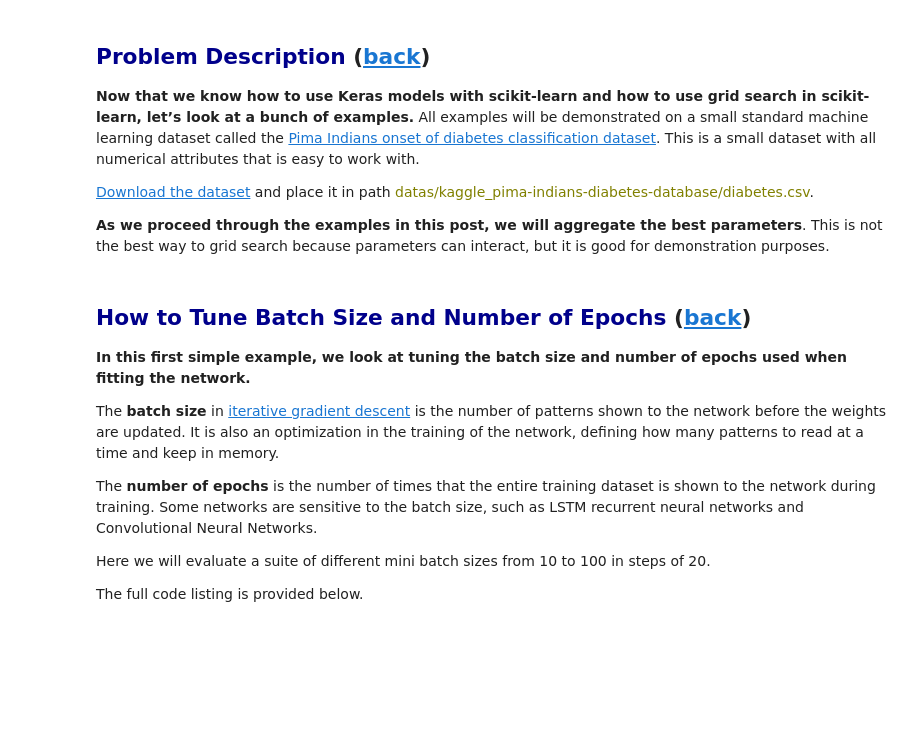
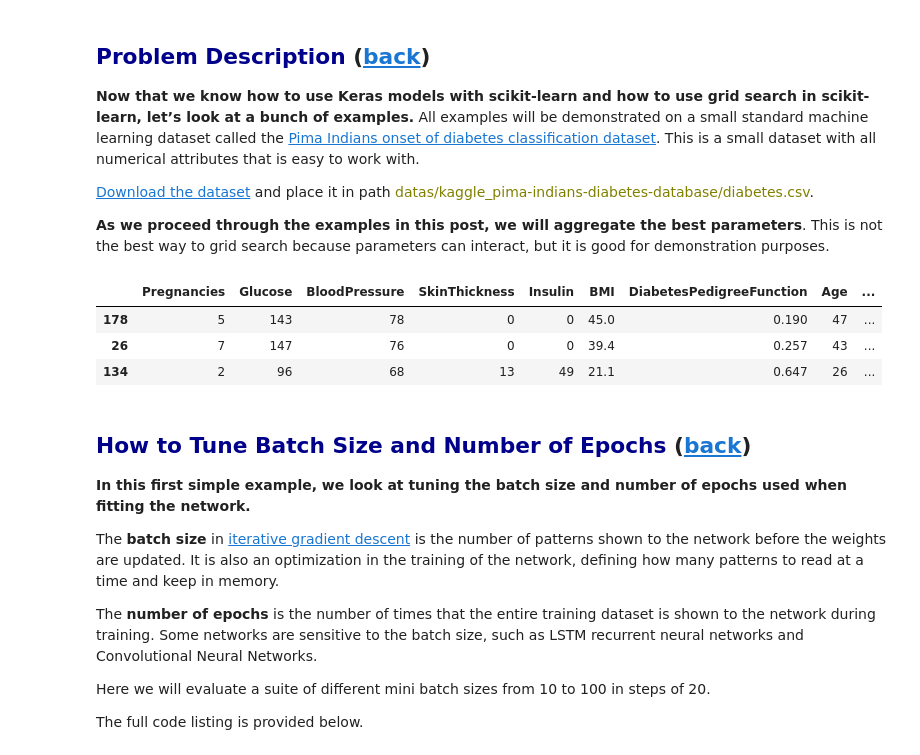
Before and after one commit to johnklee/ml_articles, a Jupyter notebook: mlmastery/Grid_search_hyperparameters_deep_learning_models_python_keras/notebook.ipynb, the cells around one changed output. Drawn from its saved outputs; the diff is of its cells as text; code cells hidden in the pictures; blank space fills up the shorter version.

```diff
--- a/mlmastery/Grid_search_hyperparameters_deep_learning_models_python_keras/notebook.ipynb
+++ b/mlmastery/Grid_search_hyperparameters_deep_learning_models_python_keras/notebook.ipynb
@@ -94,7 +102,14 @@ You can learn more about the [GridSearchCV class in the scikit-learn API documen
 <b>As we proceed through the examples in this post, we will aggregate the best parameters</b>. This is not the best way to grid search because parameters can interact, but it is good for demonstration purposes.
 # %%
 # load dataset
-dataset = pd.read_csv("../../datas/kaggle_pima-indians-diabetes-database/diabetes.csv")
+df = pd.read_csv("../../datas/kaggle_pima-indians-diabetes-database/diabetes.csv")
+# %%
+df.sample(n=3)
+# %% [output]
+|  | Pregnancies | Glucose | BloodPressure | SkinThickness | Insulin | BMI | DiabetesPedigreeFunction | Age | ... |
+| 178 | 5 | 143 | 78 | 0 | 0 | 45.0 | 0.190 | 47 | ... |
+| 26 | 7 | 147 | 76 | 0 | 0 | 39.4 | 0.257 | 43 | ... |
+| 134 | 2 | 96 | 68 | 13 | 49 | 21.1 | 0.647 | 26 | ... |
 # %% [markdown]
 <a id='sect3'></a>
 ## <font color='darkblue'>How to Tune Batch Size and Number of Epochs</font> ([back](#sect0))
```
Also changed, not shown: parts of 57 cells of this notebook.
